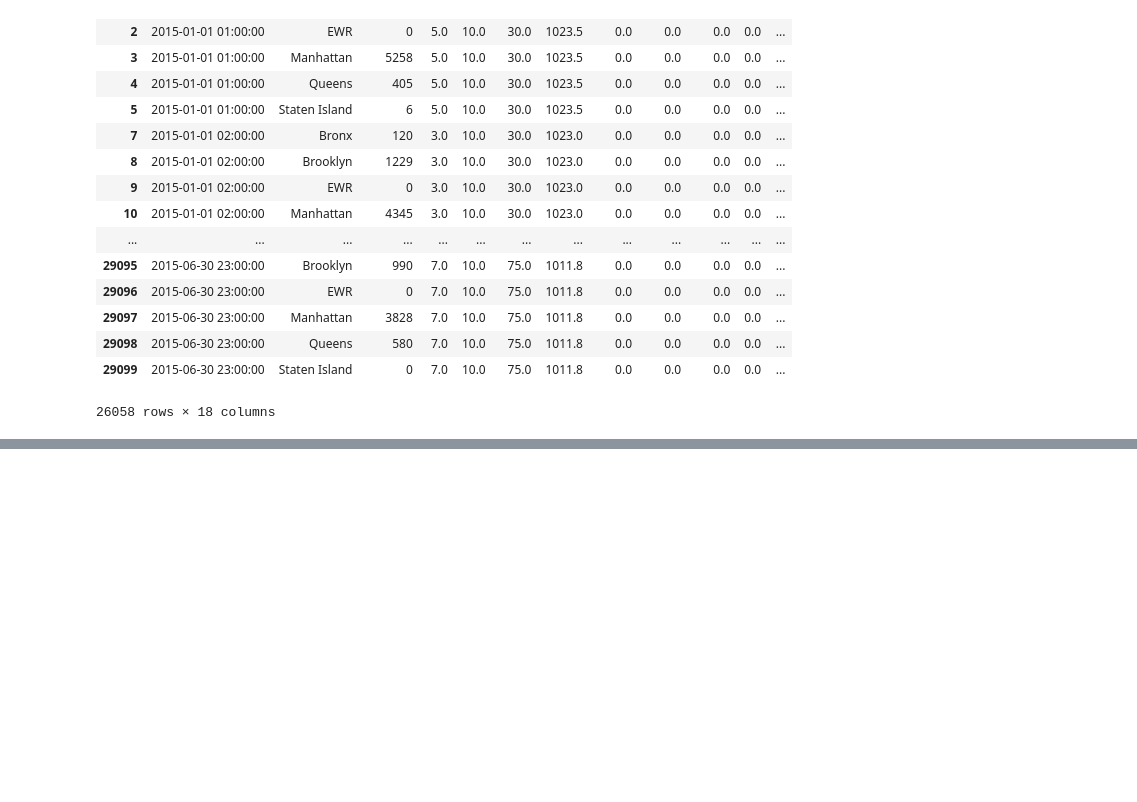
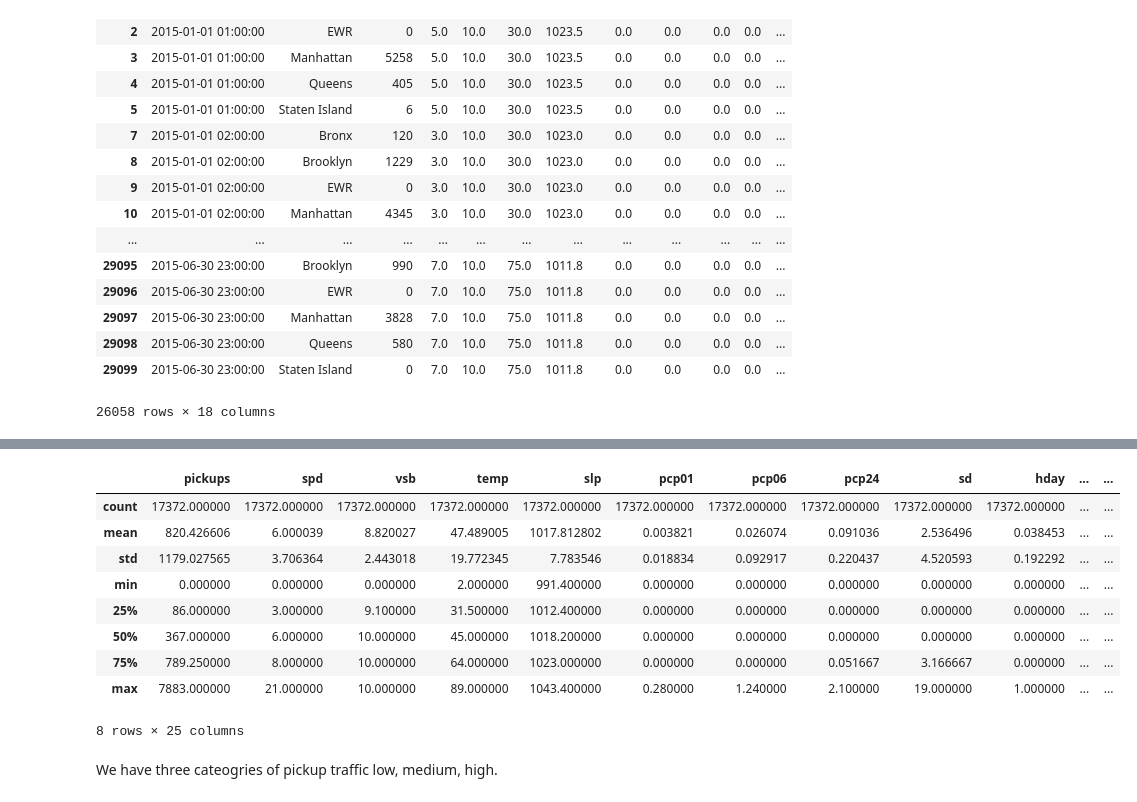
Before and after one commit to l1onh3art88/ml-lab2, a Jupyter notebook: lab3/lab3.ipynb, the cells around one changed output, grey strips where cells are left out. Saved outputs shown, nothing was run; the diff lists cells and outputs as text; code cells hidden in the pictures; blank space fills up the shorter version.

Commit message:
finishing data prep

```diff
--- a/lab3/lab3.ipynb
+++ b/lab3/lab3.ipynb
@@ -219,0 +222,7 @@ del data['borough']
+# %%
+dateTest = data['pickup_dt'][0]
+print(int(dateTest[11:13]))
+data['is_morning'] = data['pickup_dt'].apply(lambda x: 1 if (int(x[11:13]) >= 6 and int(x[11:13]) < 12) else 0)
+data['is_afternoon'] = data['pickup_dt'].apply(lambda x: 1 if (int(x[11:13]) >= 12 and int(x[11:13]) < 17) else 0)
+data['is_evening'] = data['pickup_dt'].apply(lambda x: 1 if (int(x[11:13]) >= 17 and int(x[11:13]) < 21) else 0)
+data['is_night']  = data['pickup_dt'].apply(lambda x: 1 if (int(x[11:13]) >= 21 or int(x[11:13]) < 6) else 0)
@@ -219,0 +235,9 @@ del data['borough']
+# %%
+import datetime
+data['is_monday'] = data['pickup_dt'].apply(lambda x: 1 if datetime.date(int(x[0:4]),int(x[5:7]),int(x[8:10])).weekday() == 0 else 0)
+data['is_tuesday'] = data['pickup_dt'].apply(lambda x: 1 if datetime.date(int(x[0:4]),int(x[5:7]),int(x[8:10])).weekday() == 1 else 0)
+data['is_wednesday'] = data['pickup_dt'].apply(lambda x: 1 if datetime.date(int(x[0:4]),int(x[5:7]),int(x[8:10])).weekday() == 2 else 0)
+data['is_thursday'] = data['pickup_dt'].apply(lambda x: 1 if datetime.date(int(x[0:4]),int(x[5:7]),int(x[8:10])).weekday() == 3 else 0)
+data['is_friday'] = data['pickup_dt'].apply(lambda x: 1 if datetime.date(int(x[0:4]),int(x[5:7]),int(x[8:10])).weekday() == 4 else 0)
+data['is_saturday'] = data['pickup_dt'].apply(lambda x: 1 if datetime.date(int(x[0:4]),int(x[5:7]),int(x[8:10])).weekday() == 5 else 0)
+data['is_sunday'] = data['pickup_dt'].apply(lambda x: 1 if datetime.date(int(x[0:4]),int(x[5:7]),int(x[8:10])).weekday() == 6 else 0)
@@ -219,0 +248,11 @@ del data['borough']
+# %%
+d1 = data.where(data['EWR']==1)[['pickups','EWR']]
+print(d1.describe())
+d1 = d1.dropna()
+data = data[data.EWR == 0]
+del data['EWR']
+d1 = data.where(data['Staten Island']==1)[['pickups','Staten Island']]
+print(d1.describe())
+d1 = d1.dropna()
+data = data[data['Staten Island'] == 0]
+del data['Staten Island']
@@ -219,0 +278,15 @@ del data['borough']
+# %%
+data.describe()
+# %% [output]
+|  | pickups | spd | vsb | temp | slp | pcp01 | pcp06 | pcp24 | sd | hday | ... | ... |
+| count | 17372.000000 | 17372.000000 | 17372.000000 | 17372.000000 | 17372.000000 | 17372.000000 | 17372.000000 | 17372.000000 | 17372.000000 | 17372.000000 | ... | ... |
+| mean | 820.426606 | 6.000039 | 8.820027 | 47.489005 | 1017.812802 | 0.003821 | 0.026074 | 0.091036 | 2.536496 | 0.038453 | ... | ... |
+| std | 1179.027565 | 3.706364 | 2.443018 | 19.772345 | 7.783546 | 0.018834 | 0.092917 | 0.220437 | 4.520593 | 0.192292 | ... | ... |
+| min | 0.000000 | 0.000000 | 0.000000 | 2.000000 | 991.400000 | 0.000000 | 0.000000 | 0.000000 | 0.000000 | 0.000000 | ... | ... |
+| 25% | 86.000000 | 3.000000 | 9.100000 | 31.500000 | 1012.400000 | 0.000000 | 0.000000 | 0.000000 | 0.000000 | 0.000000 | ... | ... |
+| 50% | 367.000000 | 6.000000 | 10.000000 | 45.000000 | 1018.200000 | 0.000000 | 0.000000 | 0.000000 | 0.000000 | 0.000000 | ... | ... |
+| 75% | 789.250000 | 8.000000 | 10.000000 | 64.000000 | 1023.000000 | 0.000000 | 0.000000 | 0.051667 | 3.166667 | 0.000000 | ... | ... |
+| max | 7883.000000 | 21.000000 | 10.000000 | 89.000000 | 1043.400000 | 0.280000 | 1.240000 | 2.100000 | 19.000000 | 1.000000 | ... | ... |
+8 rows × 25 columns
+# %% [markdown]
+<p> We have three cateogries of pickup traffic low, medium, high.
```
Also changed, not shown: parts of 11 cells of this notebook.
